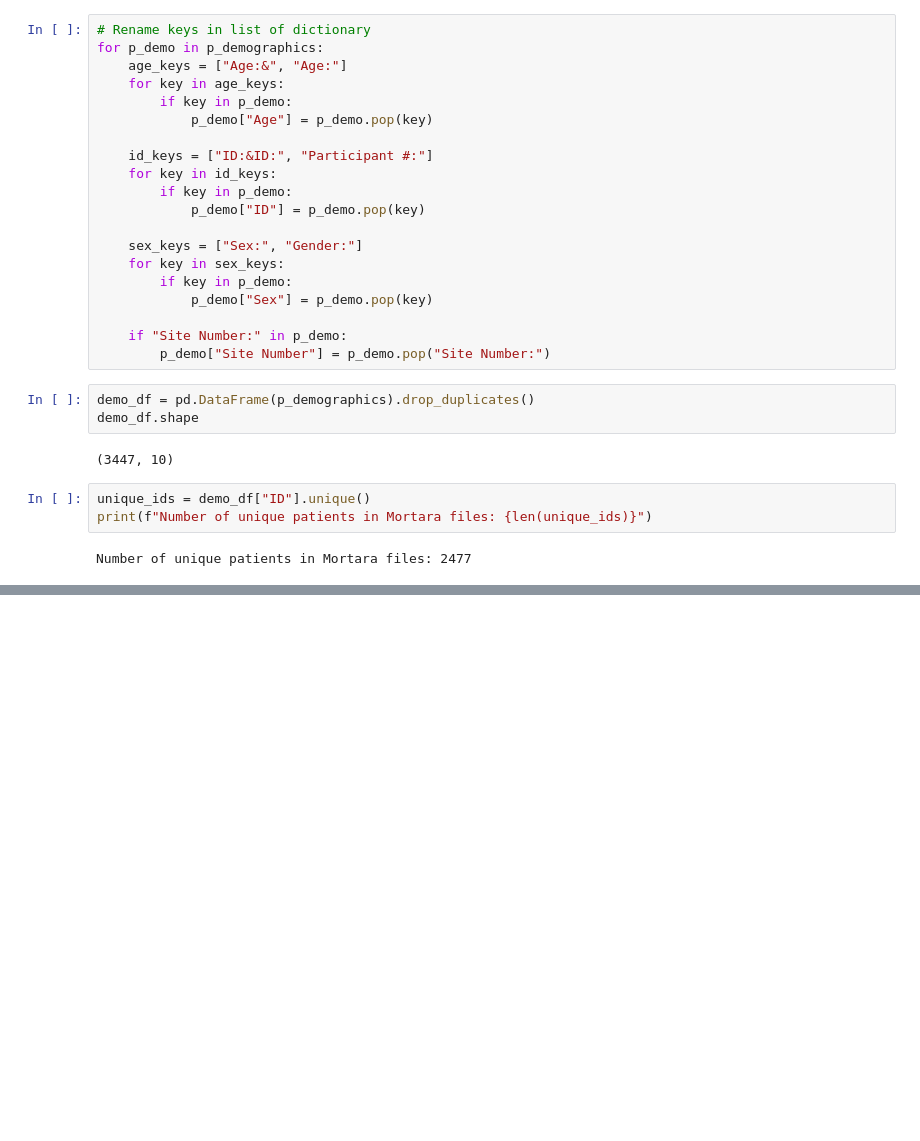
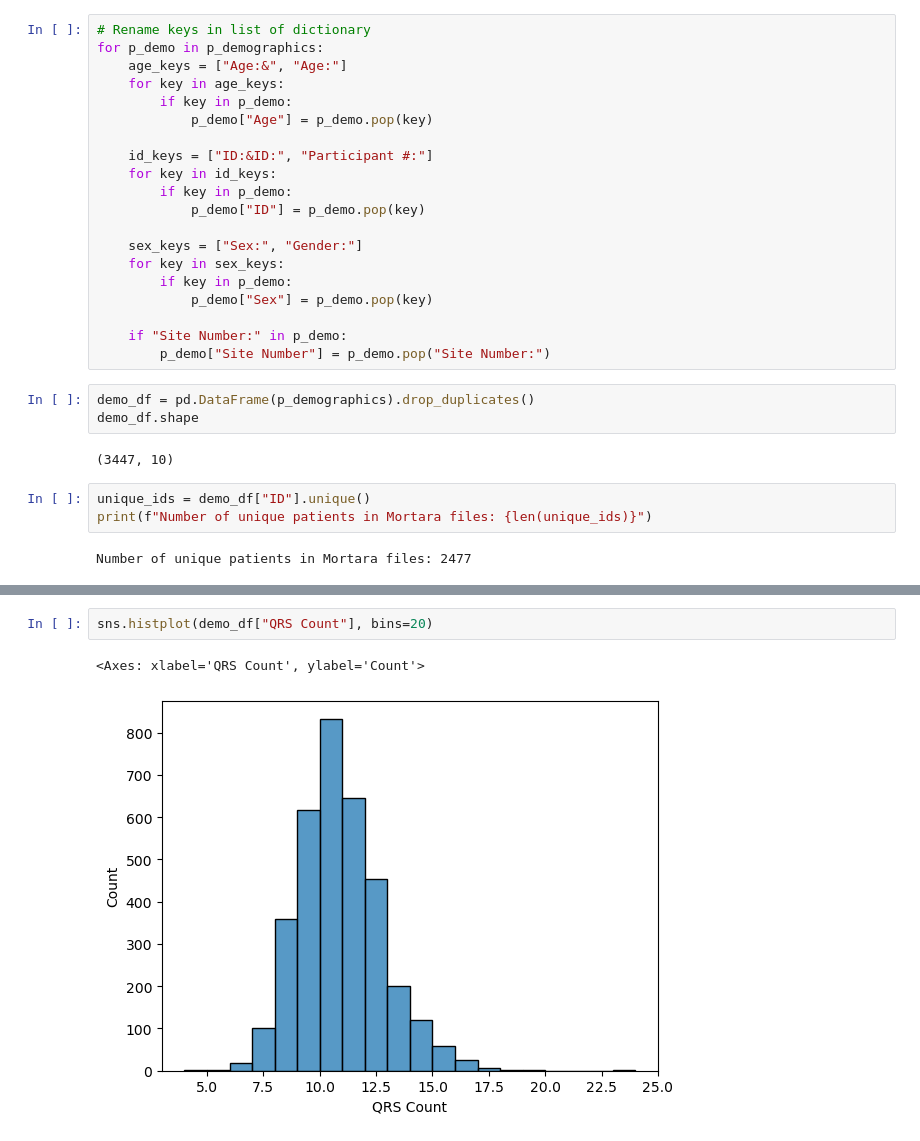
Before and after one commit to billchen0/pb-arrhythmia, a Jupyter notebook: demographics.ipynb, the cells around one changed output, grey strips where cells are left out. Drawn from its saved outputs; the diff is of its cells as text; blank space fills up the shorter version.

```diff
--- a/demographics.ipynb
+++ b/demographics.ipynb
@@ -72,0 +126,5 @@ demo_df.to_csv("metadata.csv", index=False)
+# %%
+sns.histplot(demo_df["QRS Count"], bins=20)
+# %% [output]
+<Axes: xlabel='QRS Count', ylabel='Count'>
+[figure, added]
```
Also changed, not shown: parts of 9 cells of this notebook, 2 other files.
